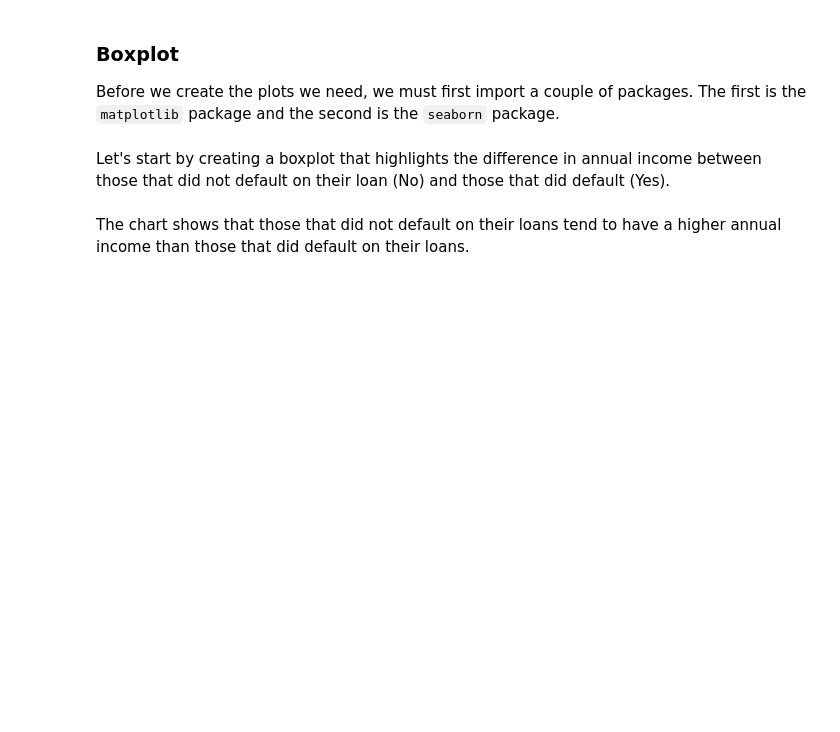
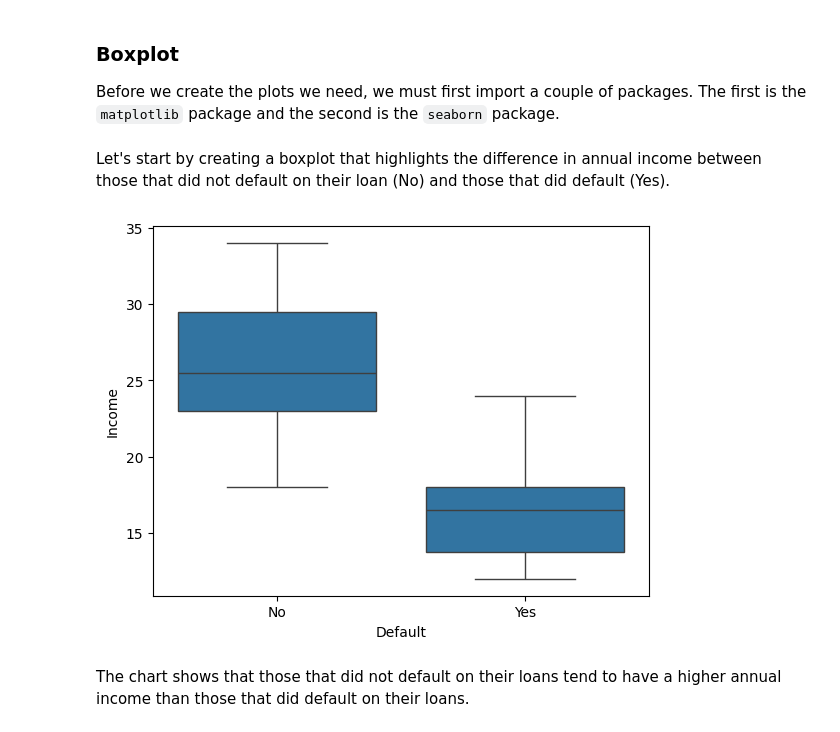
Before and after one commit to pandapower/machine-learning-with-python-logistic-regression-3211129, a Jupyter notebook: src/03b.ipynb, the cells around one changed output. Cells and saved outputs as stored; diff of their text form; code cells hidden in the pictures; blank space fills up the shorter version.

```diff
--- a/src/03b.ipynb
+++ b/src/03b.ipynb
@@ -84,6 +84,10 @@ from matplotlib import pyplot as plt
 import seaborn as sns
 # %% [markdown]
 Let's start by creating a boxplot that highlights the difference in annual income between those that did not default on their loan (No) and those that did default (Yes).
+# %%
+ax = sns.boxplot(data=loan, x="Default", y="Income")
+# %% [output]
+[figure, added]
 # %% [markdown]
 The chart shows that those that did not default on their loans tend to have a higher annual income than those that did default on their loans.
 # %% [markdown]
```
Also changed, not shown: parts of 3 cells of this notebook.
